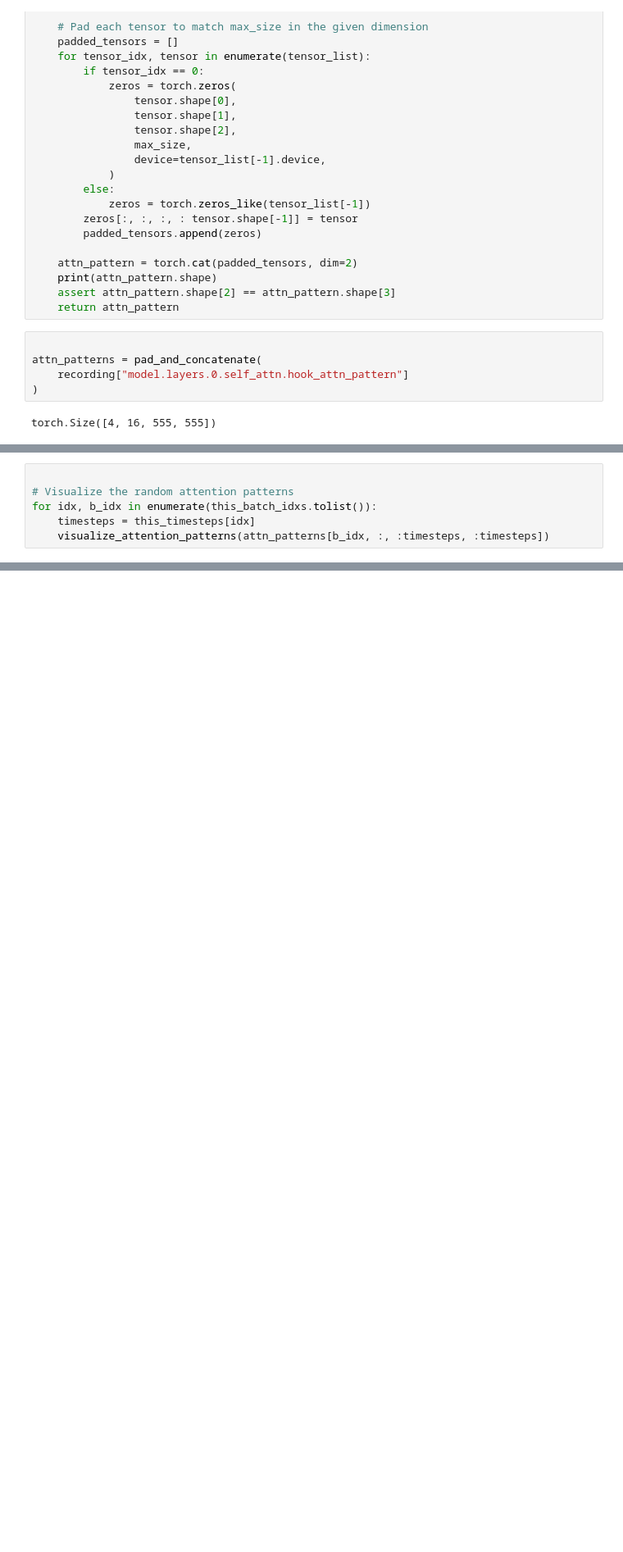
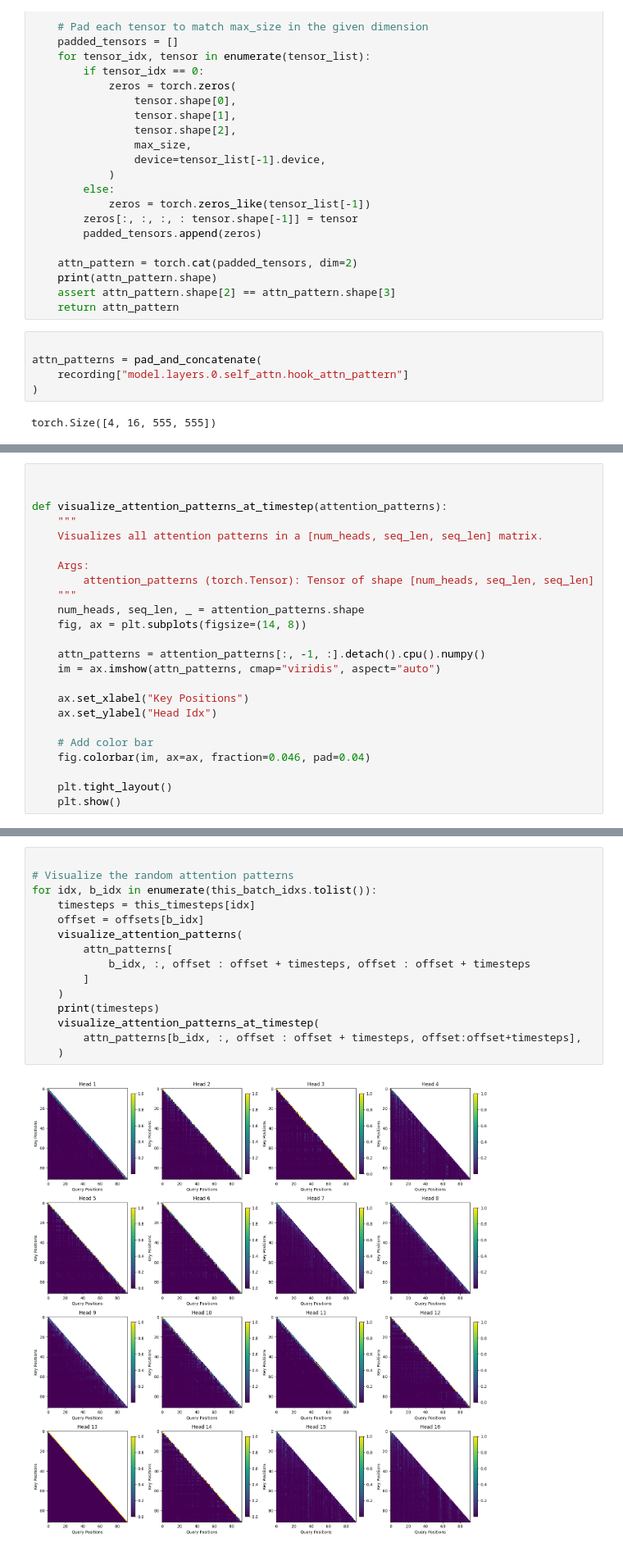
Before and after one commit to ajyl/TinyZero, a Jupyter notebook: explore_attn_layer0.sync.ipynb, the cells around one changed output, grey strips where cells are left out. Shown at 82% size. Drawn from its saved outputs; the diff is of its cells as text; blank space fills up the shorter version.

Commit message:
visualizing attention heads

```diff
--- a/explore_attn_layer0.sync.ipynb
+++ b/explore_attn_layer0.sync.ipynb
@@ -390,6 +354,0 @@ def visualize_attention_patterns(attention_patterns):
-# %%
-
-# Visualize the random attention patterns
-for idx, b_idx in enumerate(this_batch_idxs.tolist()):
-    timesteps = this_timesteps[idx]
-    visualize_attention_patterns(attn_patterns[b_idx, :, :timesteps, :timesteps])
@@ -397,0 +355,24 @@ for idx, b_idx in enumerate(this_batch_idxs.tolist()):
+# %%
+
+
+def visualize_attention_patterns_at_timestep(attention_patterns):
+    """
+    Visualizes all attention patterns in a [num_heads, seq_len, seq_len] matrix.
+
+    Args:
+        attention_patterns (torch.Tensor): Tensor of shape [num_heads, seq_len, seq_len]
+    """
+    num_heads, seq_len, _ = attention_patterns.shape
+    fig, ax = plt.subplots(figsize=(14, 8))
+
+    attn_patterns = attention_patterns[:, -1, :].detach().cpu().numpy()
+    im = ax.imshow(attn_patterns, cmap="viridis", aspect="auto")
+
+    ax.set_xlabel("Key Positions")
+    ax.set_ylabel("Head Idx")
+
+    # Add color bar
+    fig.colorbar(im, ax=ax, fraction=0.046, pad=0.04)
+
+    plt.tight_layout()
+    plt.show()
@@ -397,0 +413,17 @@ for idx, b_idx in enumerate(this_batch_idxs.tolist()):
+# %%
+
+# Visualize the random attention patterns
+for idx, b_idx in enumerate(this_batch_idxs.tolist()):
+    timesteps = this_timesteps[idx]
+    offset = offsets[b_idx]
+    visualize_attention_patterns(
+        attn_patterns[
+            b_idx, :, offset : offset + timesteps, offset : offset + timesteps
+        ]
+    )
+    print(timesteps)
+    visualize_attention_patterns_at_timestep(
+        attn_patterns[b_idx, :, offset : offset + timesteps, offset:offset+timesteps],
+    )
+# %% [output]
+[figure, added]
```
Also changed, not shown: parts of 8 cells of this notebook, 1 other file.
